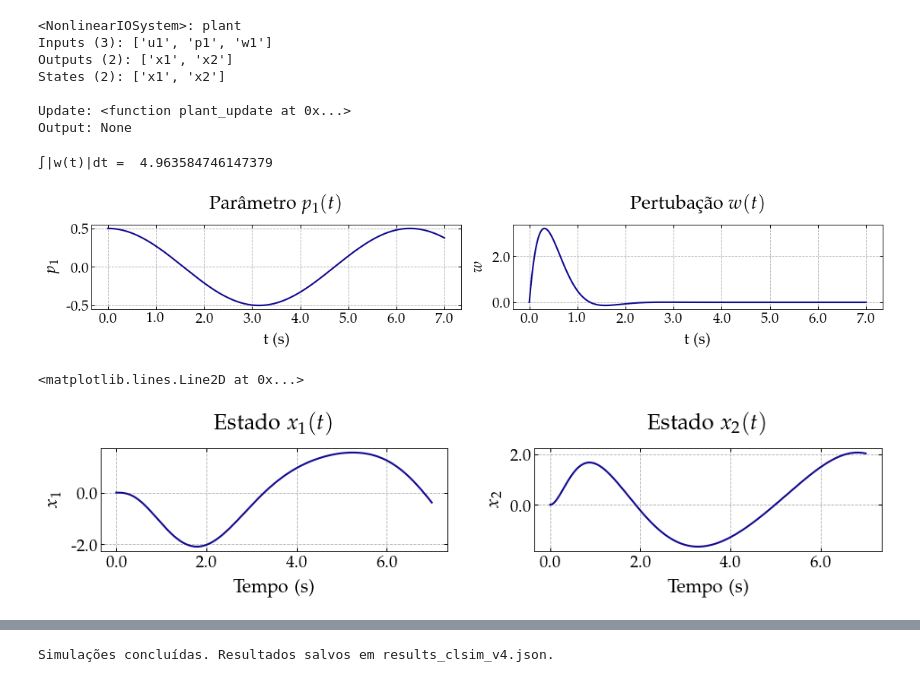
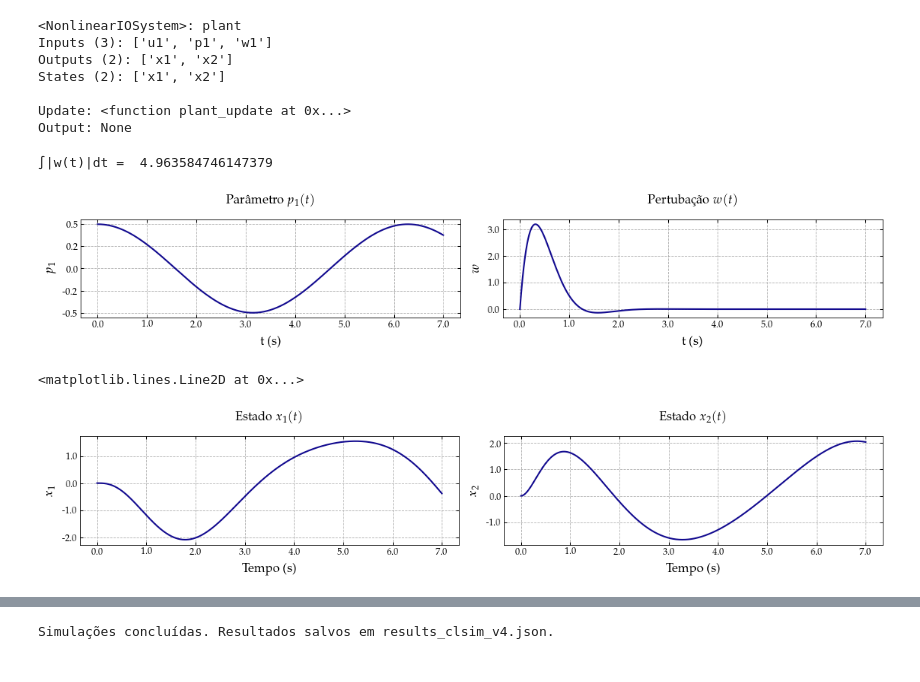
Before and after one commit to andel-vitorio/event-based-control, a Jupyter notebook: Notebooks/PETC for LPV system/3 - Under Linf Disturbance.ipynb, the cells around one changed output, grey strips where cells are left out. Drawn from its saved outputs; the diff is of its cells as text; code cells hidden in the pictures.

```diff
--- a/Notebooks/PETC for LPV system/3 - Under Linf Disturbance.ipynb
+++ b/Notebooks/PETC for LPV system/3 - Under Linf Disturbance.ipynb
@@ -156,7 +165,7 @@ x2_bounds = [-1., 1.]
 fig, axs = plt.subplots(1, 2, figsize=(15, 3))
 plt.subplots_adjust(wspace=0.25, hspace=.7)
 
-plot_utils.set_subplot(
+gph.plot(
     axs[0],
     timepts, p1,
     't (s)',
@@ -164,7 +173,7 @@ plot_utils.set_subplot(
     'Parâmetro $p_1(t)$',
 )
 
-plot_utils.set_subplot(
+gph.plot(
     axs[1],
     timepts, w.reshape(-1, 1),
     't (s)',
@@ -175,7 +184,7 @@ plot_utils.set_subplot(
 plt.tight_layout()
 # %% [output]
 ∫|w(t)|dt =  4.963584746147379
-[figure, old version]
+[figure, new version]
 # %%
 t, y = ct.input_output_response(
     sys=plant, T=timepts,
@@ -184,27 +193,28 @@ t, y = ct.input_output_response(
     params=params
 )
 # %%
-fig, axs = plt.subplots(1, 2, figsize=(15, 2))
-plt.subplots_adjust(wspace=0.25, hspace=.7)
+fig = plt.figure(figsize=(15, 3), layout='constrained')
+axs = fig.subplot_mosaic([['x1', 'x2']])
 
-plot_utils.set_subplot(
-    axs[0],
+
+gph.plot(
+    axs['x1'],
     t, y[0],
     'Tempo (s)',
     '$x_1$',
     'Estado $x_1(t)$',
 )
 
-plot_utils.set_subplot(
-    axs[1],
+gph.plot(
+    axs['x2'],
     t, y[1],
     'Tempo (s)',
     '$x_2$',
     'Estado $x_2(t)$',
 )
 # %% [output]
 <matplotlib.lines.Line2D at 0x...>
-[figure, old version]
+[figure, new version]
 # %%
 def generate_binary_pairs(p):
   r = 2 ** p
```
Also changed, not shown: parts of 4 cells of this notebook, 2 other files.
